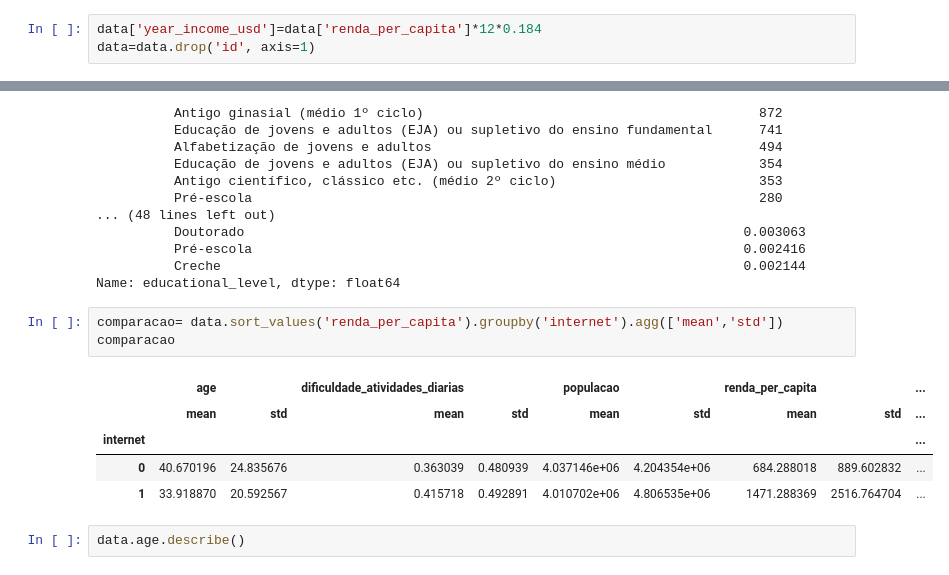
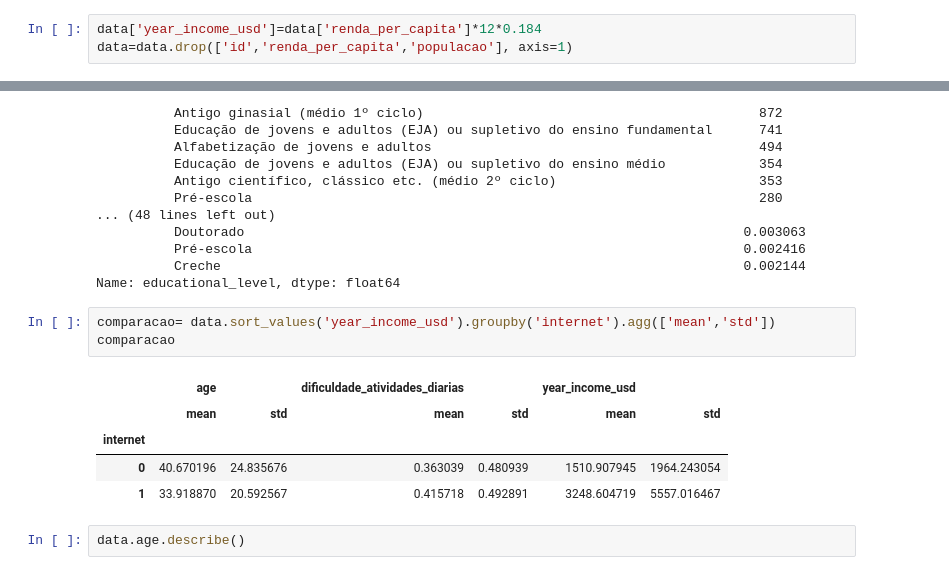
Before and after one commit to luisnakayama/IBGE_internet, a Jupyter notebook: ibge.ipynb, the cells around one changed output, grey strips where cells are left out. Cells and saved outputs as stored; diff of their text form.

```diff
--- a/ibge.ipynb
+++ b/ibge.ipynb
@@ -108,6 +108,6 @@ data.head()
 # %%
 data['year_income_usd']=data['renda_per_capita']*12*0.184
-data=data.drop('id', axis=1)
+data=data.drop(['id','renda_per_capita','populacao'], axis=1)
 # %%
 data.describe()
 # %% [output]
@@ -397,14 +395,14 @@ internet  educational_level
           Creche                                                                   0.002144
 Name: educational_level, dtype: float64
 # %%
-comparacao= data.sort_values('renda_per_capita').groupby('internet').agg(['mean','std'])
+comparacao= data.sort_values('year_income_usd').groupby('internet').agg(['mean','std'])
 comparacao
 # %% [output]
-|  | age |  | dificuldade_atividades_diarias |  | populacao |  | renda_per_capita |  | ... |
-|  | mean | std | mean | std | mean | std | mean | std | ... |
-| internet |  |  |  |  |  |  |  |  | ... |
-| 0 | 40.670196 | 24.835676 | 0.363039 | 0.480939 | 4.037146e+06 | 4.204354e+06 | 684.288018 | 889.602832 | ... |
-| 1 | 33.918870 | 20.592567 | 0.415718 | 0.492891 | 4.010702e+06 | 4.806535e+06 | 1471.288369 | 2516.764704 | ... |
+|  | age |  | dificuldade_atividades_diarias |  | year_income_usd |  |
+|  | mean | std | mean | std | mean | std |
+| internet |  |  |  |  |  |  |
+| 0 | 40.670196 | 24.835676 | 0.363039 | 0.480939 | 1510.907945 | 1964.243054 |
+| 1 | 33.918870 | 20.592567 | 0.415718 | 0.492891 | 3248.604719 | 5557.016467 |
 # %%
 data.age.describe()
 # %% [output]
```
Also changed, not shown: parts of 21 cells of this notebook.
